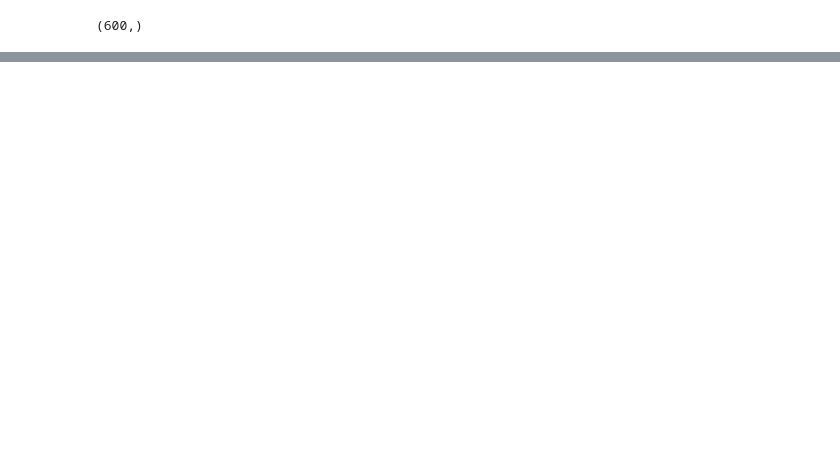
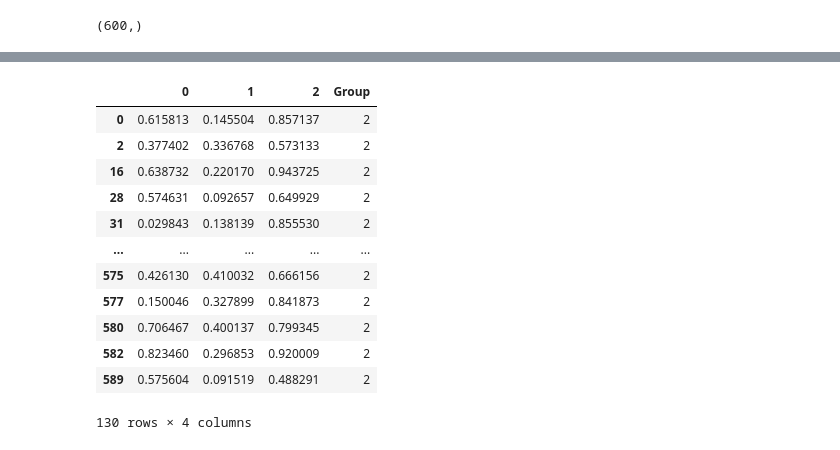
Before and after one commit to Tony-47/training, a Jupyter notebook: Untitled8.ipynb, the cells around one changed output, grey strips where cells are left out. Saved outputs shown, nothing was run; the diff lists cells and outputs as text; code cells hidden in the pictures; blank space fills up the shorter version.

```diff
--- a/Untitled8.ipynb
+++ b/Untitled8.ipynb
@@ -106,0 +186,16 @@ group = model.fit_predict(X)
+# %%
+cust_kmeans_data[cust_kmeans_data['Group']==2]
+# %% [output]
+|  | 0 | 1 | 2 | Group |
+| 0 | 0.615813 | 0.145504 | 0.857137 | 2 |
+| 2 | 0.377402 | 0.336768 | 0.573133 | 2 |
+| 16 | 0.638732 | 0.220170 | 0.943725 | 2 |
+| 28 | 0.574631 | 0.092657 | 0.649929 | 2 |
+| 31 | 0.029843 | 0.138139 | 0.855530 | 2 |
+| ... | ... | ... | ... | ... |
+| 575 | 0.426130 | 0.410032 | 0.666156 | 2 |
+| 577 | 0.150046 | 0.327899 | 0.841873 | 2 |
+| 580 | 0.706467 | 0.400137 | 0.799345 | 2 |
+| 582 | 0.823460 | 0.296853 | 0.920009 | 2 |
+| 589 | 0.575604 | 0.091519 | 0.488291 | 2 |
+130 rows × 4 columns
```
Also changed, not shown: parts of 12 cells of this notebook.
